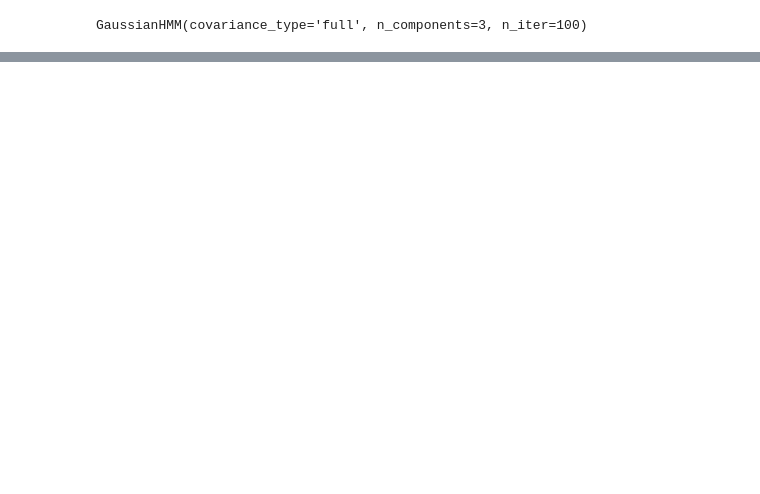
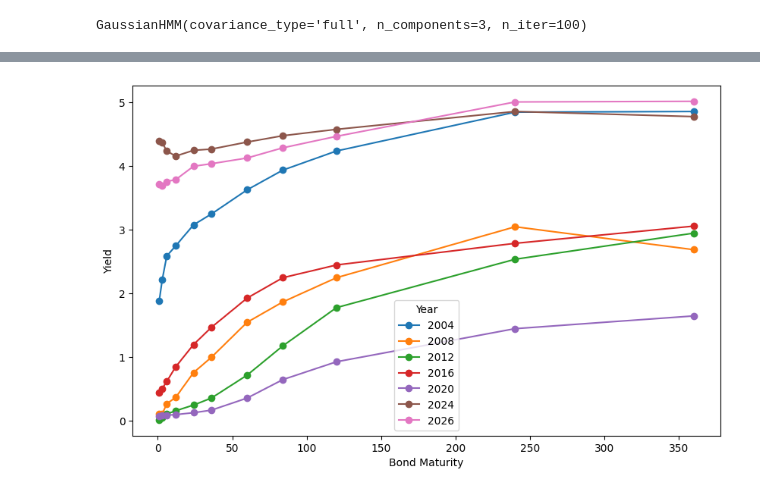
Before and after one commit to raghavken/altREU, a Jupyter notebook: notebooks/main.ipynb, the cells around one changed output, grey strips where cells are left out. Saved outputs shown, nothing was run; the diff lists cells and outputs as text; code cells hidden in the pictures; blank space fills up the shorter version.

Commit message:
Overlay multiple years yields

```diff
--- a/notebooks/main.ipynb
+++ b/notebooks/main.ipynb
@@ -32,0 +33,25 @@ array([[9.98770690e-001, 3.55663698e-204, 1.22931034e-003],
+# %%
+X_plt = [1, 3, 6, 12, 24, 36, 60, 84, 120, 240, 360]
+years = list(range(2000, 2027, 4))
+if 2026 not in years:
+    years.append(2026)
+
+plot_df = df.copy()
+plot_df["Date"] = pd.to_datetime(plot_df["Series Description"])
+
+plt.figure(figsize=(10, 6))
+for year in years:
+    year_df = plot_df[plot_df["Date"].dt.year == year]
+    if year_df.empty:
+        continue
+
+    row = year_df.iloc[-1]
+    y_plt = [row.iloc[i] for i in range(1, 12)]
+    plt.plot(X_plt, y_plt, marker="o", label=str(year))
+
+plt.xlabel("Bond Maturity")
+plt.ylabel("Yield")
+plt.legend(title="Year", )
+plt.show()
+# %% [output]
+[figure, added]
```
Also changed, not shown: parts of 3 cells of this notebook, 1 other file.
